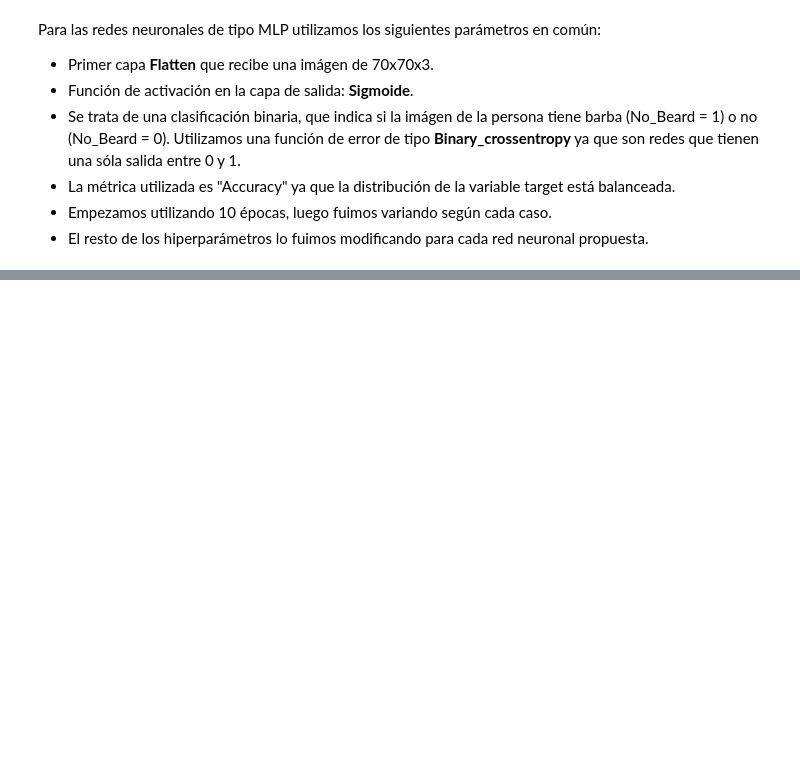
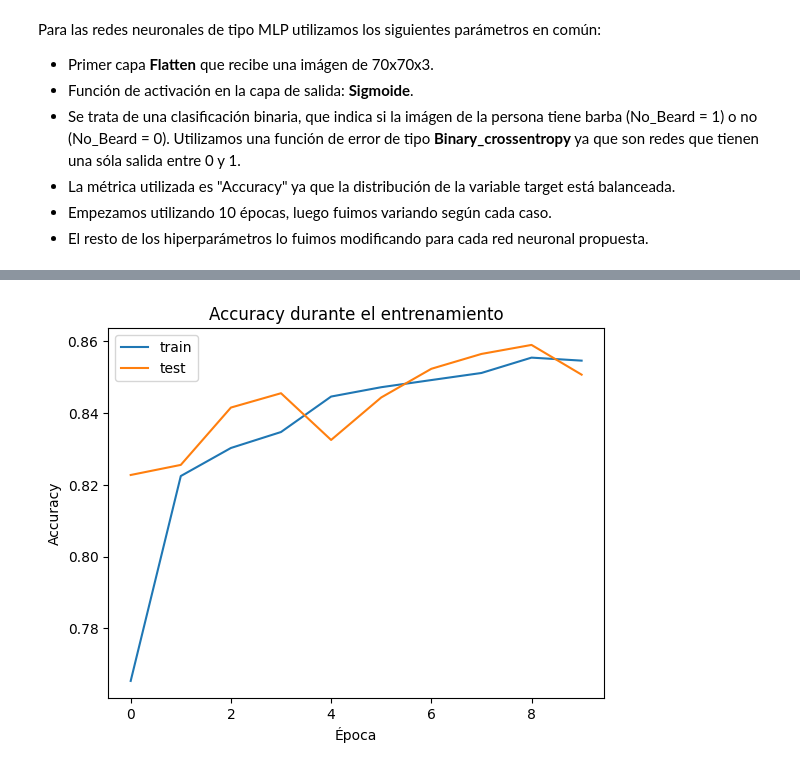
Before and after one commit to nachopalmieri/TP_ML_Aiasa_Fassanelli_Palmieri, a Jupyter notebook: tp3_celebfaces.ipynb, the cells around one changed output, grey strips where cells are left out. Drawn from its saved outputs; the diff is of its cells as text; code cells hidden in the pictures; blank space fills up the shorter version.

```diff
--- a/tp3_celebfaces.ipynb
+++ b/tp3_celebfaces.ipynb
@@ -299,0 +364,4 @@ history_mlp_1 = model_mlp_1.fit(
+# %%
+learning_curve(history_mlp_1)
+# %% [output]
+[figure, added]
```
Also changed, not shown: parts of 44 cells of this notebook.
